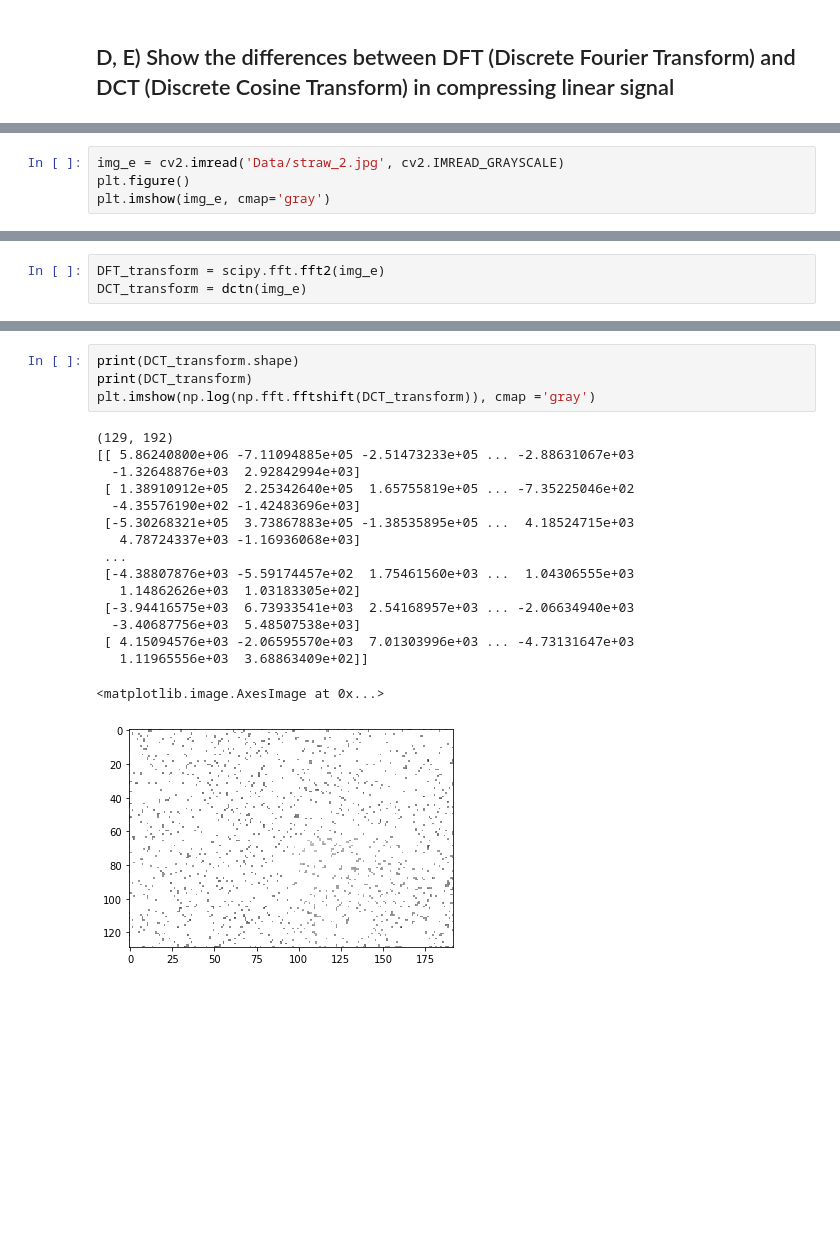
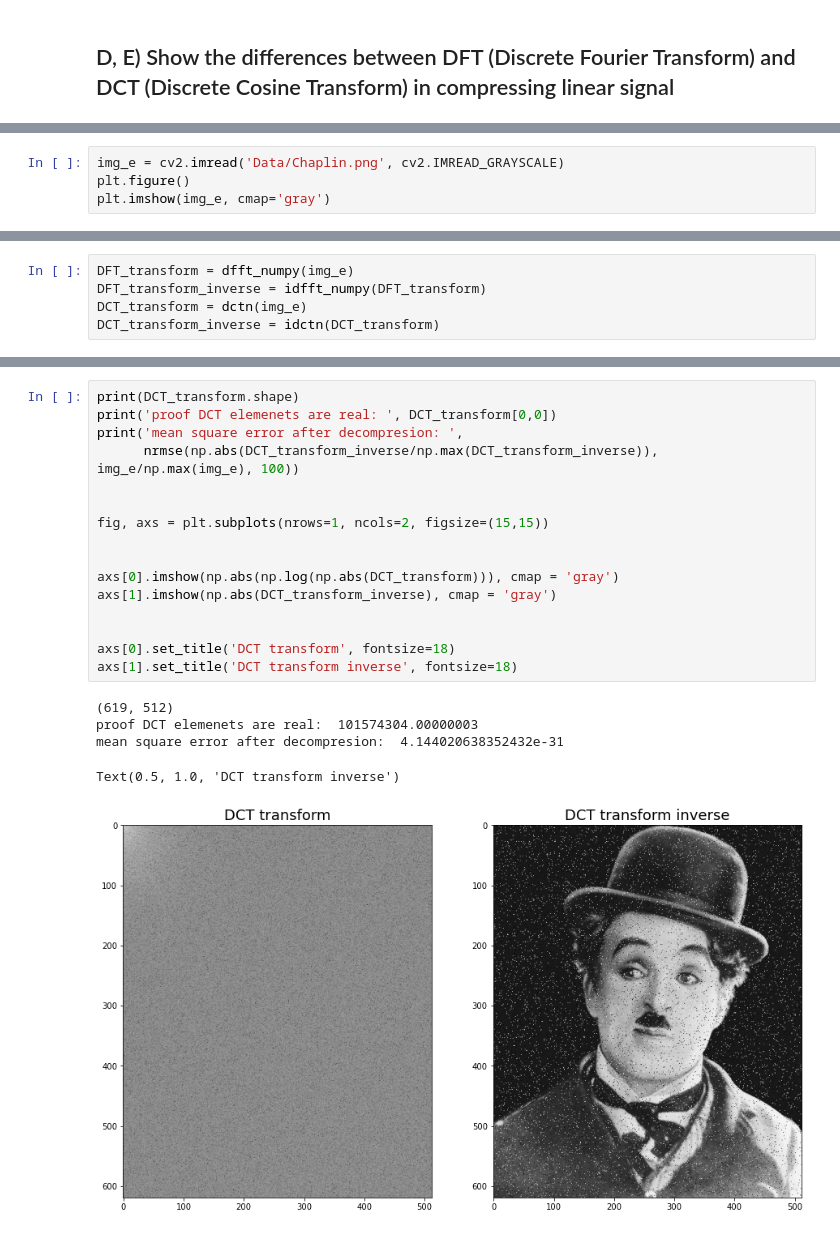
Before and after one commit to bereketeshete/Image-Processing, a Jupyter notebook: Assignment 3 - Image Fourier Transform/Assignment 3 Bereket.ipynb, the cells around one changed output, grey strips where cells are left out. Saved outputs shown, nothing was run; the diff lists cells and outputs as text; blank space fills up the shorter version.

```diff
--- a/Assignment 3 - Image Fourier Transform/Assignment 3 Bereket.ipynb
+++ b/Assignment 3 - Image Fourier Transform/Assignment 3 Bereket.ipynb
@@ -278,5 +308,5 @@ from scipy.fftpack import fft, dct, dctn
 # %%
-img_e = cv2.imread('Data/straw_2.jpg', cv2.IMREAD_GRAYSCALE)
+img_e = cv2.imread('Data/Chaplin.png', cv2.IMREAD_GRAYSCALE)
 plt.figure()
 plt.imshow(img_e, cmap='gray')
 # %% [output]
@@ -285,5 +315,7 @@ plt.imshow(img_e, cmap='gray')
 # %%
-DFT_transform = scipy.fft.fft2(img_e)
+DFT_transform = dfft_numpy(img_e)
+DFT_transform_inverse = idfft_numpy(DFT_transform)
 DCT_transform = dctn(img_e)
+DCT_transform_inverse = idctn(DCT_transform)
 # %%
 print(DFT_transform.shape)
@@ -315,24 +341,25 @@ plt.imshow(abs(np.log(np.fft.fftshift(DFT_transform))), cmap ='gray')
 # %%
 print(DCT_transform.shape)
-print(DCT_transform)
-plt.imshow(np.log(np.fft.fftshift(DCT_transform)), cmap ='gray')
+print('proof DCT elemenets are real: ', DCT_transform[0,0])
+print('mean square error after decompresion: ',
+      nrmse(np.abs(DCT_transform_inverse/np.max(DCT_transform_inverse)), img_e/np.max(img_e), 100))
+
+
+fig, axs = plt.subplots(nrows=1, ncols=2, figsize=(15,15))
+
+
+axs[0].imshow(np.abs(np.log(np.abs(DCT_transform))), cmap = 'gray')
+axs[1].imshow(np.abs(DCT_transform_inverse), cmap = 'gray')
+
+
+axs[0].set_title('DCT transform', fontsize=18)
+axs[1].set_title('DCT transform inverse', fontsize=18)
 # %% [output]
-(129, 192)
-[[ 5.86240800e+06 -7.11094885e+05 -2.51473233e+05 ... -2.88631067e+03
-  -1.32648876e+03  2.92842994e+03]
- [ 1.38910912e+05  2.25342640e+05  1.65755819e+05 ... -7.35225046e+02
-  -4.35576190e+02 -1.42483696e+03]
- [-5.30268321e+05  3.73867883e+05 -1.38535895e+05 ...  4.18524715e+03
-   4.78724337e+03 -1.16936068e+03]
- ...
- [-4.38807876e+03 -5.59174457e+02  1.75461560e+03 ...  1.04306555e+03
-   1.14862626e+03  1.03183305e+02]
- [-3.94416575e+03  6.73933541e+03  2.54168957e+03 ... -2.06634940e+03
-  -3.40687756e+03  5.48507538e+03]
- [ 4.15094576e+03 -2.06595570e+03  7.01303996e+03 ... -4.73131647e+03
-   1.11965556e+03  3.68863409e+02]]
+(619, 512)
+proof DCT elemenets are real:  101574304.00000003
+mean square error after decompresion:  4.144020638352432e-31
-<matplotlib.image.AxesImage at 0x...>
+Text(0.5, 1.0, 'DCT transform inverse')
-[figure, old version]
+[figure, new version]
 # %% [markdown]
 Reference
 
```
Also changed, not shown: parts of 18 cells of this notebook.
